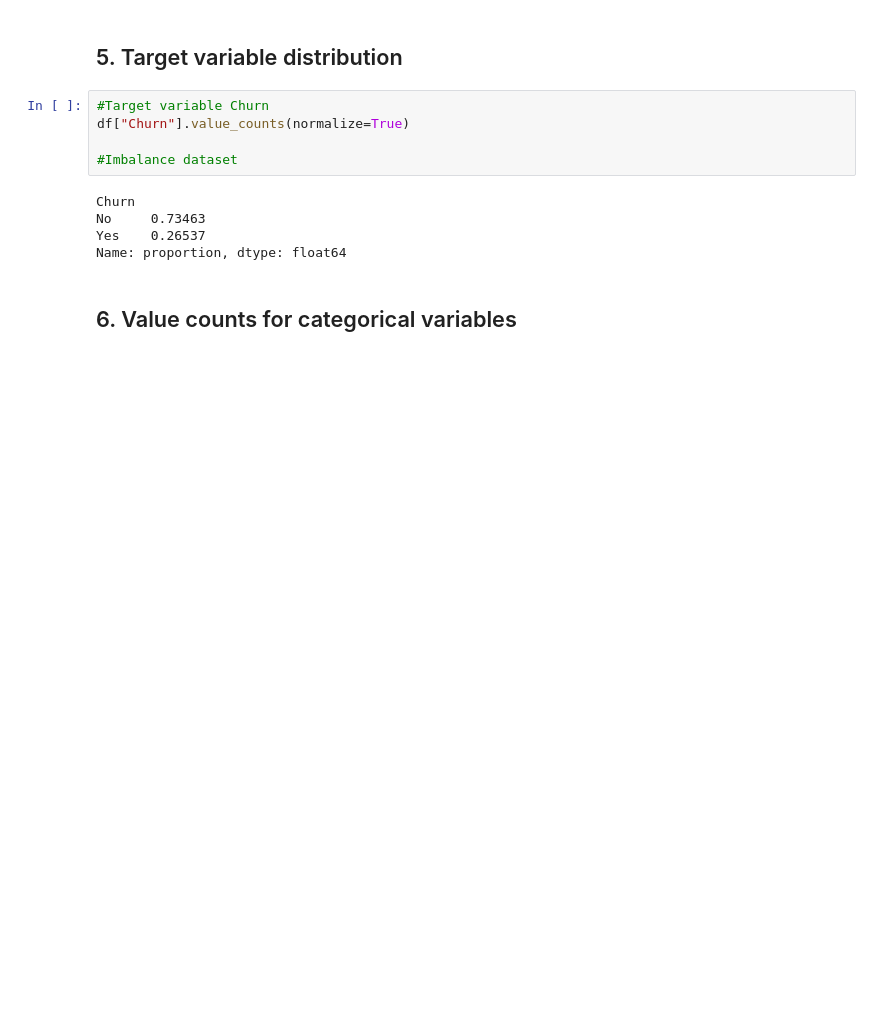
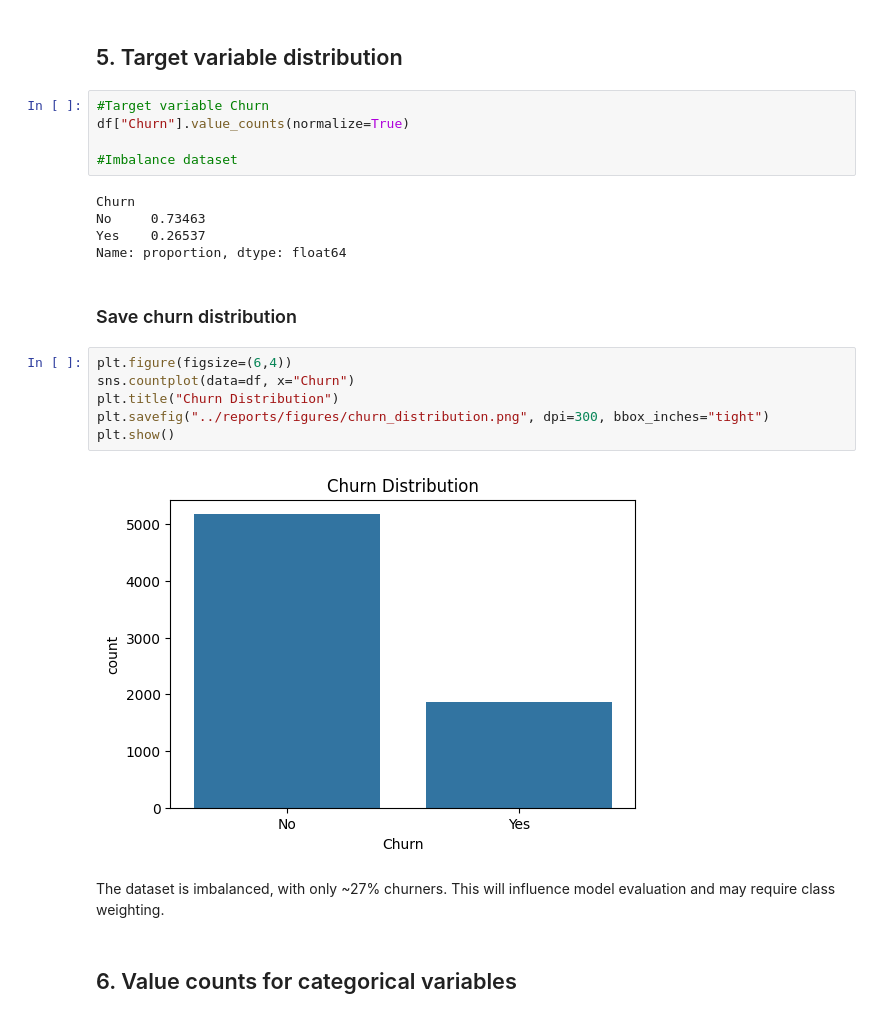
Before and after one commit to MarRe222/Customer-Churn-Prediction, a Jupyter notebook: notebooks/01_data_exploration.ipynb, the cells around one changed output. Drawn from its saved outputs; the diff is of its cells as text; blank space fills up the shorter version.

```diff
--- a/notebooks/01_data_exploration.ipynb
+++ b/notebooks/01_data_exploration.ipynb
@@ -117,5 +147,17 @@ Churn
 No     0.73463
 Yes    0.26537
 Name: proportion, dtype: float64
+# %% [markdown]
+### Save churn distribution
+# %%
+plt.figure(figsize=(6,4))
+sns.countplot(data=df, x="Churn")
+plt.title("Churn Distribution")
+plt.savefig("../reports/figures/churn_distribution.png", dpi=300, bbox_inches="tight")
+plt.show()
+# %% [output]
+[figure, added]
+# %% [markdown]
+The dataset is imbalanced, with only ~27% churners. This will influence model evaluation and may require class weighting.
 # %% [markdown]
 ## 6. Value counts for categorical variables
```
Also changed, not shown: parts of 34 cells of this notebook.
